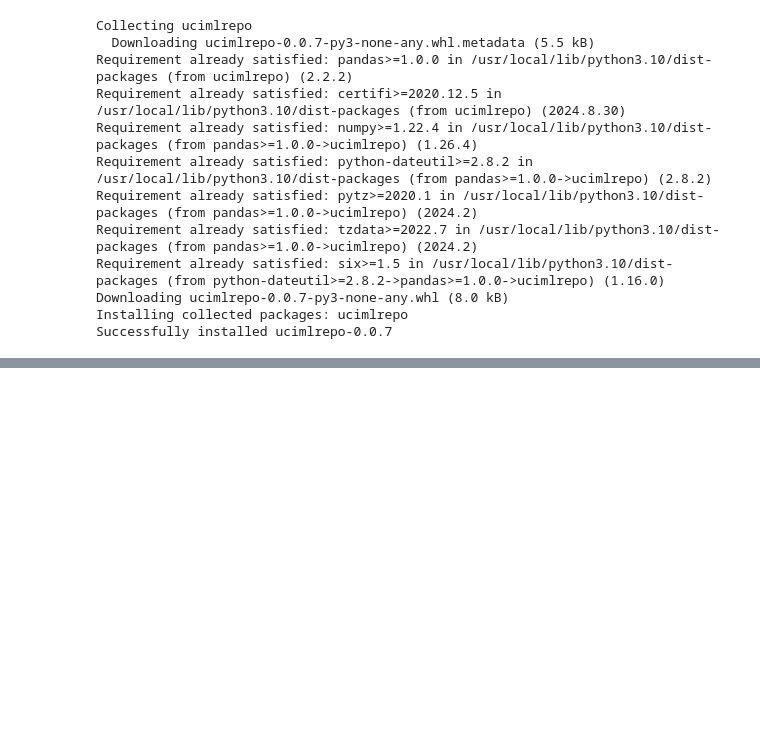
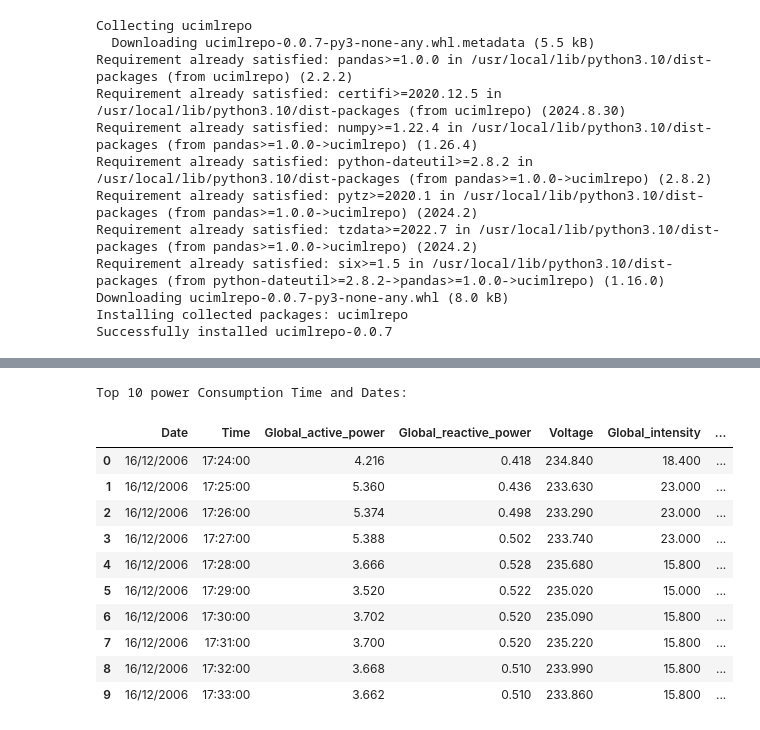
Before and after one commit to 2303A51552/AIML-2025, a Jupyter notebook: Lab_10.ipynb, the cells around one changed output, grey strips where cells are left out. Drawn from its saved outputs; the diff is of its cells as text; code cells hidden in the pictures; blank space fills up the shorter version.

```diff
--- a/Lab_10.ipynb
+++ b/Lab_10.ipynb
@@ -30,0 +79,16 @@ Y=power_con.data.targets
+# %%
+print("Top 10 power Consumption Time and Dates:")
+power_con.data.features.head(10).sort_values(by="Time")#Maximum Voltage
+# %% [output]
+Top 10 power Consumption Time and Dates:
+|  | Date | Time | Global_active_power | Global_reactive_power | Voltage | Global_intensity | ... |
+| 0 | 16/12/2006 | 17:24:00 | 4.216 | 0.418 | 234.840 | 18.400 | ... |
+| 1 | 16/12/2006 | 17:25:00 | 5.360 | 0.436 | 233.630 | 23.000 | ... |
+| 2 | 16/12/2006 | 17:26:00 | 5.374 | 0.498 | 233.290 | 23.000 | ... |
+| 3 | 16/12/2006 | 17:27:00 | 5.388 | 0.502 | 233.740 | 23.000 | ... |
+| 4 | 16/12/2006 | 17:28:00 | 3.666 | 0.528 | 235.680 | 15.800 | ... |
+| 5 | 16/12/2006 | 17:29:00 | 3.520 | 0.522 | 235.020 | 15.000 | ... |
+| 6 | 16/12/2006 | 17:30:00 | 3.702 | 0.520 | 235.090 | 15.800 | ... |
+| 7 | 16/12/2006 | 17:31:00 | 3.700 | 0.520 | 235.220 | 15.800 | ... |
+| 8 | 16/12/2006 | 17:32:00 | 3.668 | 0.510 | 233.990 | 15.800 | ... |
+| 9 | 16/12/2006 | 17:33:00 | 3.662 | 0.510 | 233.860 | 15.800 | ... |
```
Also changed, not shown: parts of 18 cells of this notebook.
